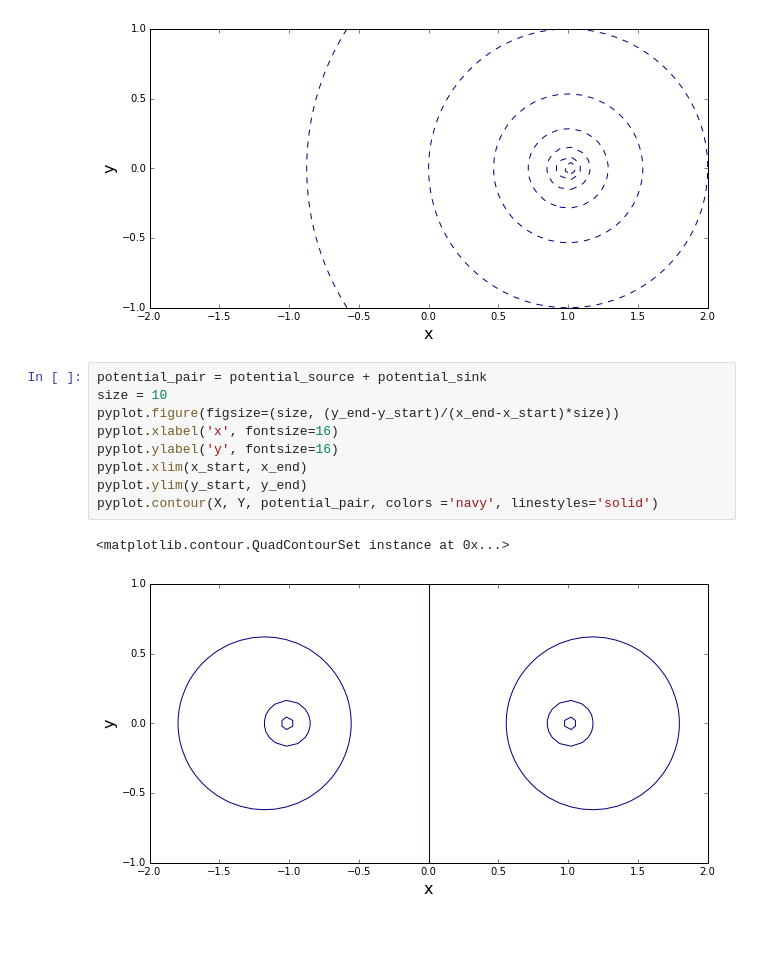
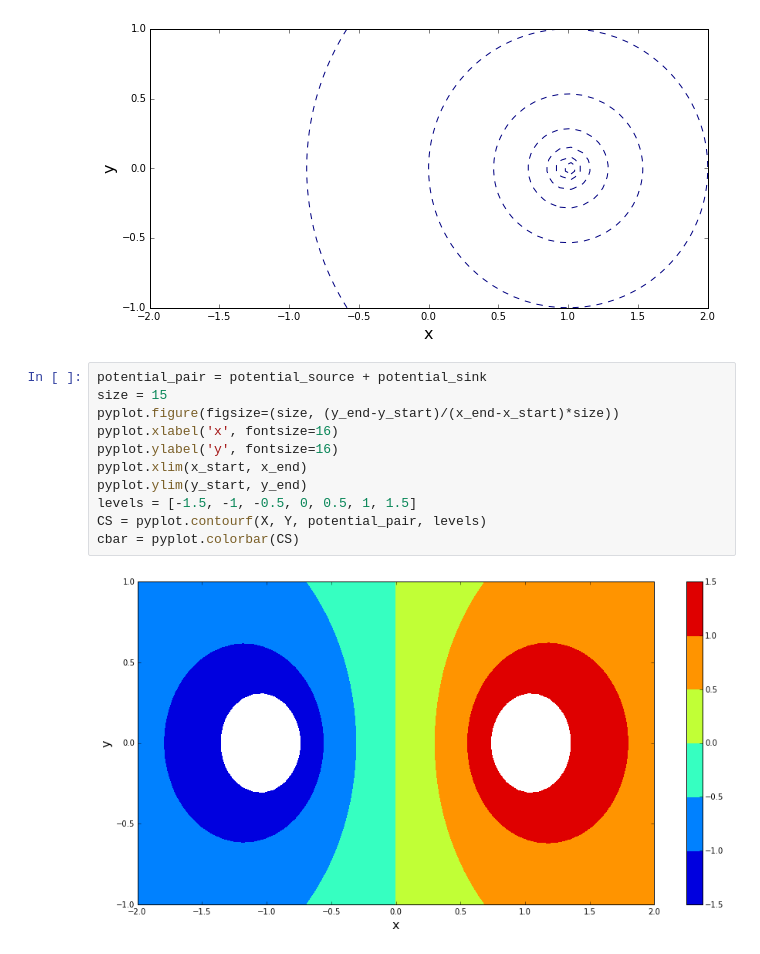
Before and after one commit to avd28/AeroPython, a Jupyter notebook: practice-scripts/Streamlines.ipynb, the cells around one changed output. Drawn from its saved outputs; the diff is of its cells as text.

```diff
--- a/practice-scripts/Streamlines.ipynb
+++ b/practice-scripts/Streamlines.ipynb
@@ -131,13 +131,14 @@ pyplot.contour(X, Y, potential_sink, colors ='navy', linestyles='dashed')
 [figure]
 # %%
 potential_pair = potential_source + potential_sink
-size = 10
+size = 15
 pyplot.figure(figsize=(size, (y_end-y_start)/(x_end-x_start)*size))
 pyplot.xlabel('x', fontsize=16)
 pyplot.ylabel('y', fontsize=16)
 pyplot.xlim(x_start, x_end)
 pyplot.ylim(y_start, y_end)
-pyplot.contour(X, Y, potential_pair, colors ='navy', linestyles='solid')
+levels = [-1.5, -1, -0.5, 0, 0.5, 1, 1.5]
+CS = pyplot.contourf(X, Y, potential_pair, levels)
+cbar = pyplot.colorbar(CS)
 # %% [output]
-<matplotlib.contour.QuadContourSet instance at 0x...>
-[figure, old version]
+[figure, new version]
```
